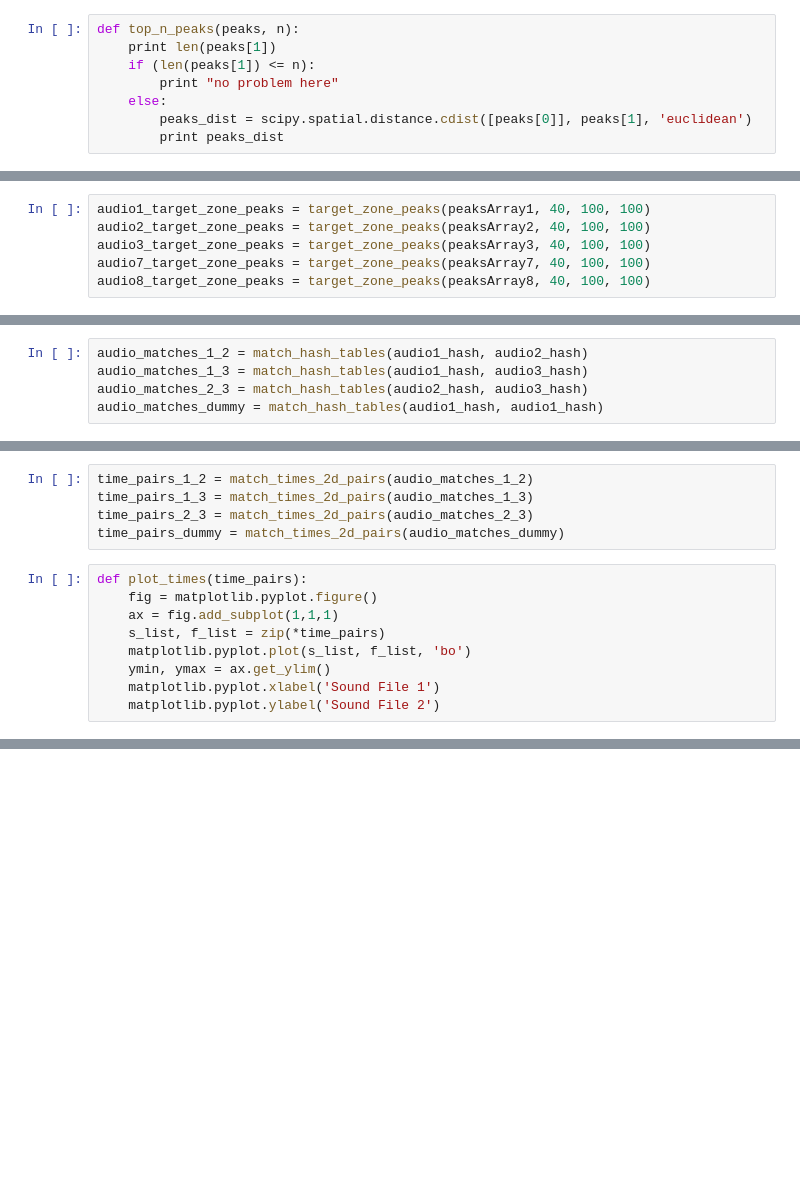
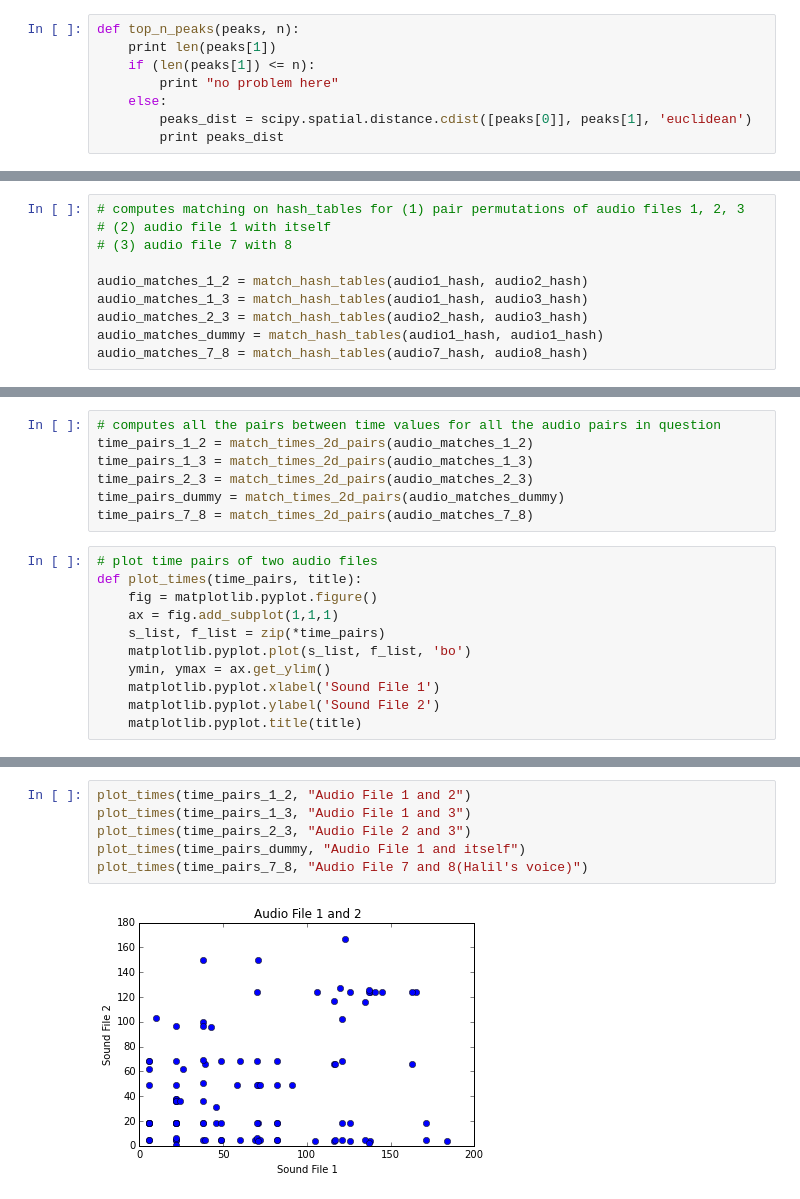
Before and after one commit to angelwong/cs5660_hw2, a Jupyter notebook: HW2.ipynb, the cells around one changed output, grey strips where cells are left out. Saved outputs shown, nothing was run; the diff lists cells and outputs as text; blank space fills up the shorter version.

```diff
--- a/HW2.ipynb
+++ b/HW2.ipynb
@@ -137,6 +163,0 @@ top_n_peaks(audio1_target_zone_peaks[0], 20)
-# %%
-audio1_target_zone_peaks = target_zone_peaks(peaksArray1, 40, 100, 100)
-audio2_target_zone_peaks = target_zone_peaks(peaksArray2, 40, 100, 100)
-audio3_target_zone_peaks = target_zone_peaks(peaksArray3, 40, 100, 100)
-audio7_target_zone_peaks = target_zone_peaks(peaksArray7, 40, 100, 100)
-audio8_target_zone_peaks = target_zone_peaks(peaksArray8, 40, 100, 100)
@@ -213,8 +243,13 @@ def match_hash_tables(hash_table_1, hash_table_2):
 
     return match_hash_times
 # %%
+# computes matching on hash_tables for (1) pair permutations of audio files 1, 2, 3
+# (2) audio file 1 with itself
+# (3) audio file 7 with 8
+
 audio_matches_1_2 = match_hash_tables(audio1_hash, audio2_hash)
 audio_matches_1_3 = match_hash_tables(audio1_hash, audio3_hash)
 audio_matches_2_3 = match_hash_tables(audio2_hash, audio3_hash)
 audio_matches_dummy = match_hash_tables(audio1_hash, audio1_hash)
+audio_matches_7_8 = match_hash_tables(audio7_hash, audio8_hash)
 # %%
@@ -229,12 +266,15 @@ def match_times_2d_pairs(audio_matches):
     time_pairs = sum(time_pairs, [])
     return time_pairs
 # %%
+# computes all the pairs between time values for all the audio pairs in question
 time_pairs_1_2 = match_times_2d_pairs(audio_matches_1_2)
 time_pairs_1_3 = match_times_2d_pairs(audio_matches_1_3)
 time_pairs_2_3 = match_times_2d_pairs(audio_matches_2_3)
 time_pairs_dummy = match_times_2d_pairs(audio_matches_dummy)
+time_pairs_7_8 = match_times_2d_pairs(audio_matches_7_8)
 # %%
-def plot_times(time_pairs):
+# plot time pairs of two audio files
+def plot_times(time_pairs, title):
     fig = matplotlib.pyplot.figure()
     ax = fig.add_subplot(1,1,1)
     s_list, f_list = zip(*time_pairs)
@@ -242,3 +282,4 @@ def plot_times(time_pairs):
     ymin, ymax = ax.get_ylim()
     matplotlib.pyplot.xlabel('Sound File 1')
     matplotlib.pyplot.ylabel('Sound File 2')
+    matplotlib.pyplot.title(title)
@@ -254,0 +286,8 @@ plot_times(time_pairs_dummy)
+# %%
+plot_times(time_pairs_1_2, "Audio File 1 and 2")
+plot_times(time_pairs_1_3, "Audio File 1 and 3")
+plot_times(time_pairs_2_3, "Audio File 2 and 3")
+plot_times(time_pairs_dummy, "Audio File 1 and itself")
+plot_times(time_pairs_7_8, "Audio File 7 and 8(Halil's voice)")
+# %% [output]
+[figure, added]
```
Also changed, not shown: parts of 29 cells of this notebook, 12 other files.
